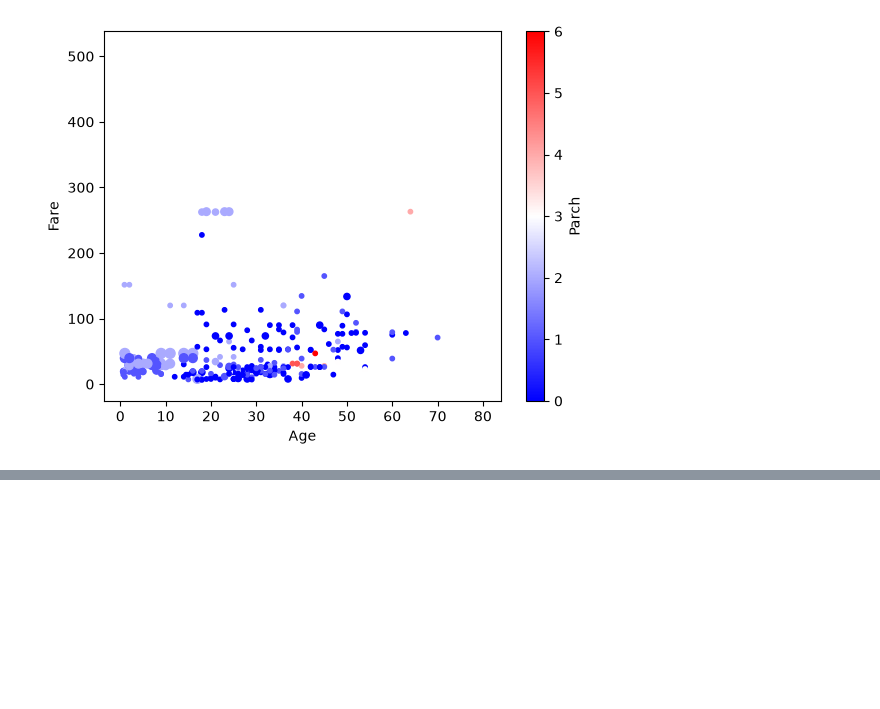
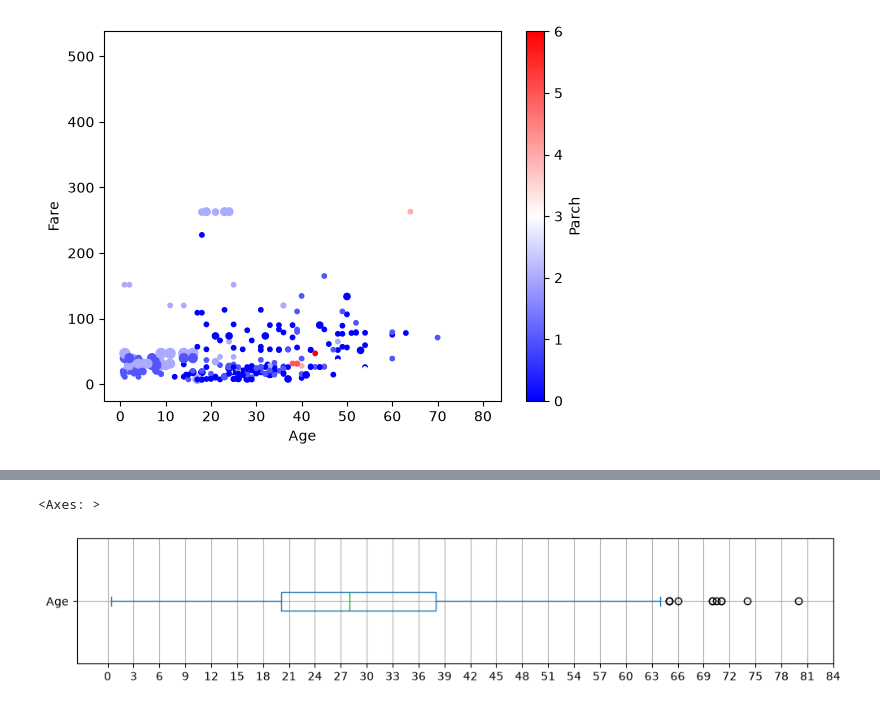
Before and after one commit to Ryujyanssii/DSML, a Jupyter notebook: learning/Day25,26/Visualization.ipynb, the cells around one changed output, grey strips where cells are left out. Drawn from its saved outputs; the diff is of its cells as text; code cells hidden in the pictures; blank space fills up the shorter version.

```diff
--- a/learning/Day25/Visualization.ipynb
+++ b/learning/Day25,26/Visualization.ipynb
@@ -228,0 +244,12 @@ titanic_df.plot(
+# %%
+titanic_df.plot(
+    kind = "box",
+    column = "Age",
+    vert = False,
+    figsize = (12,2),
+    xticks = range(0,85,3),
+    grid = True
+)
+# %% [output]
+<Axes: >
+[figure, added]
```
Also changed, not shown: parts of 19 cells of this notebook, 1 other file.
